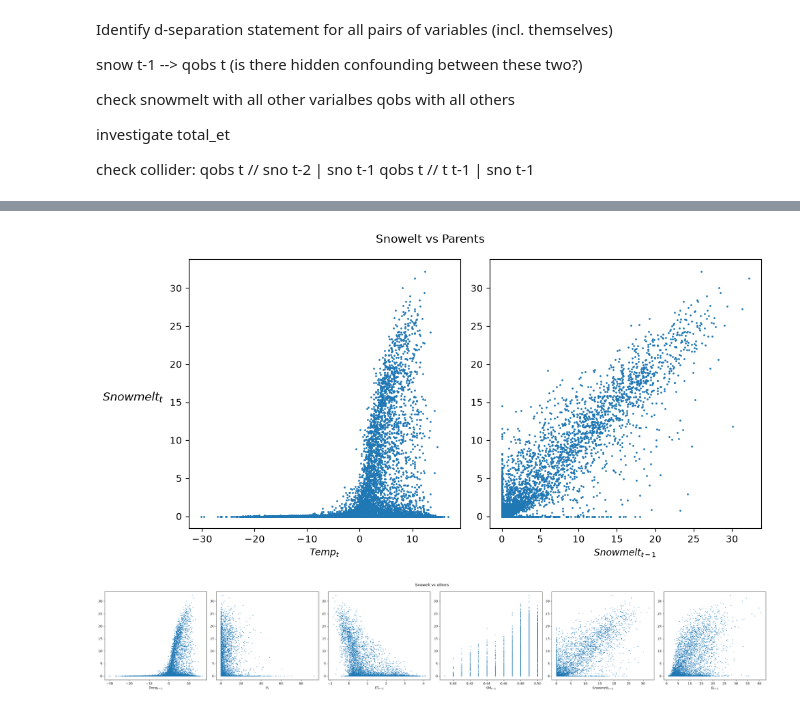
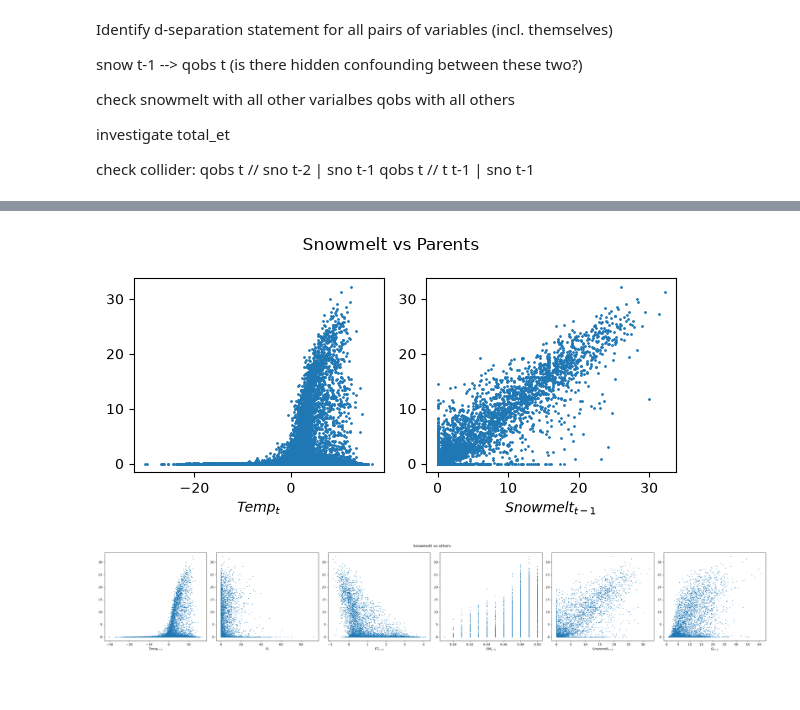
Before and after one commit to tripleUU-U/snow_causal_inference, a Jupyter notebook: code/basin_workflow.ipynb, the cells around one changed output, grey strips where cells are left out. Cells and saved outputs as stored; diff of their text form; code cells hidden in the pictures; blank space fills up the shorter version.

```diff
--- a/code/basin_workflow.ipynb
+++ b/code/basin_workflow.ipynb
@@ -39,7 +39,8 @@ def load_ts_df(
 # %% [markdown]
 # Data
 # %%
-lamah_ce_path = Path("/home/tripleuuu/Nextcloud/coding/causal_inference/snow_causal_inference/data/raw_data/2_LamaH-CE_daily")
+#lamah_ce_path = Path("/home/tripleuuu/Nextcloud/coding/causal_inference/snow_causal_inference/data/raw_data/2_LamaH-CE_daily")
+lamah_ce_path = Path("/home/wuhlmann/BA/data/raw_data/2_LamaH-CE_daily")
 
 climate_ts_802_path = lamah_ce_path / "B_basins_intermediate_all/2_timeseries/daily/ID_802.csv"
 q_ts_802_path = lamah_ce_path / "D_gauges/2_timeseries/daily/ID_802.csv"
@@ -193,16 +253,16 @@ d_sep_dict = {
 # %%
 # Plot snow vs parents
-fig, axs = plt.subplots(1, 2, figsize=(10,5))
+fig, axs = plt.subplots(1, 2, figsize=(6,3))
 
 size = 1
 
 axs[0].scatter(x=vars_df.TEMP, y=vars_df.SNO, s=size)
 axs[0].set_xlabel("$Temp_t$")
 axs[1].scatter(x=vars_df.SNO[:-1], y=vars_df.SNO[1:], s=size)
 axs[1].set_xlabel("$Snowmelt_{t-1}$")
 
-fig.suptitle("Snowelt vs Parents")
-fig.supylabel("$Snowmelt_t$", rotation=0)
+fig.suptitle("Snowmelt vs Parents")
+#fig.supylabel("$Snowmelt_t$", rotation=0)
 plt.tight_layout()
 # %% [output]
-[figure, old version]
+[figure, new version]
```
Also changed, not shown: parts of 18 cells of this notebook.
